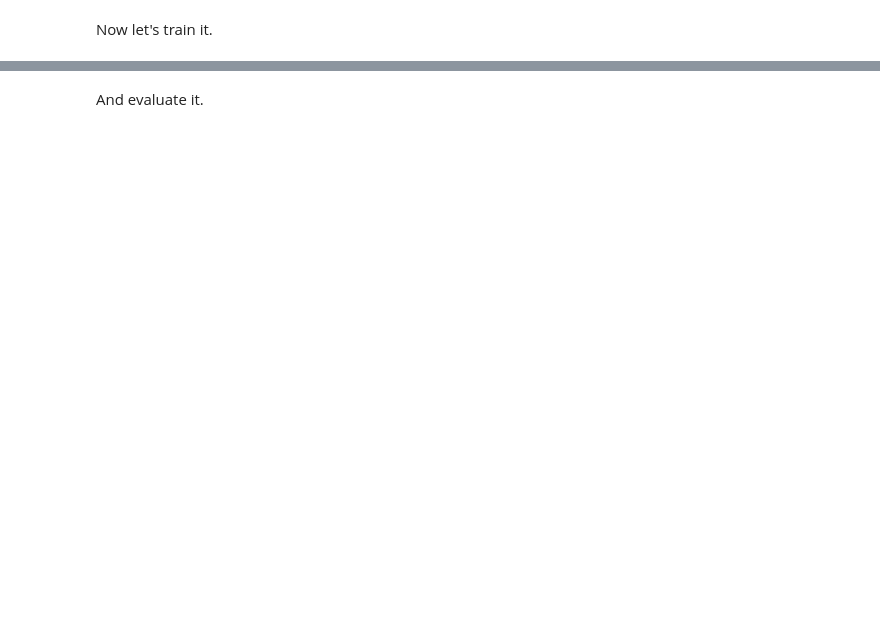
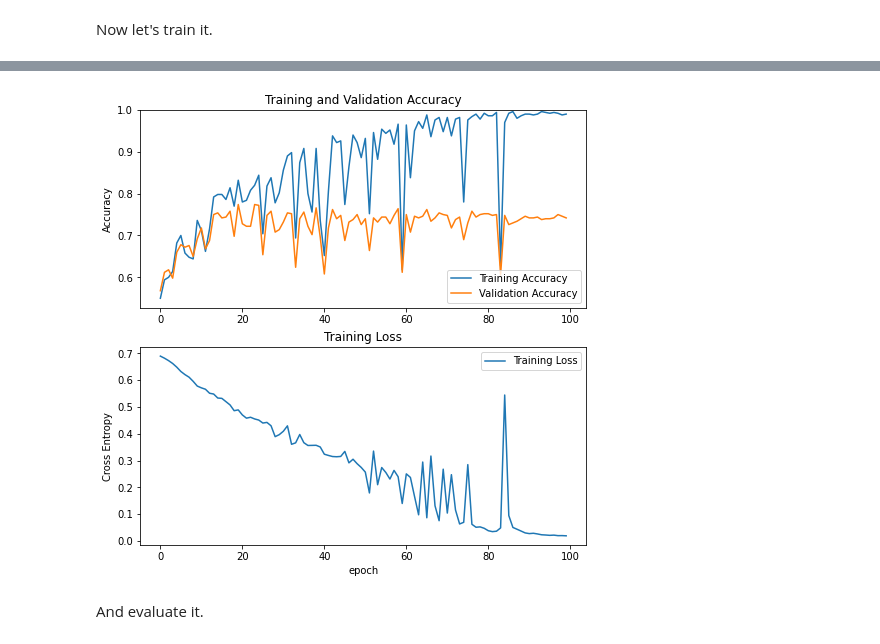
Before and after one commit to juletx/deep-learning-nlp, a Jupyter notebook: labs/2. MLP and Dropout.ipynb, the cells around one changed output, grey strips where cells are left out. Drawn from its saved outputs; the diff is of its cells as text; code cells hidden in the pictures; blank space fills up the shorter version.

```diff
--- a/labs/2. MLP and Dropout.ipynb
+++ b/labs/2. MLP and Dropout.ipynb
@@ -30,7 +36,7 @@ def load_sst_data(path,
     random.shuffle(data)
     return data
 
-sst_home = 'drive/My Drive/Colab Notebooks/dl4nlp_labs/data/trees/'
+sst_home = '../data/trees/'
 training_set = load_sst_data(sst_home + 'train.txt')
 dev_set = load_sst_data(sst_home + 'dev.txt')
 test_set = load_sst_data(sst_home + 'test.txt')
@@ -207,0 +235,18 @@ class logistic_regression_classifier:
+# %%
+import matplotlib.pyplot as plt
+def plot_learning_curves(cost, dev_acc, train_acc):
+    plt.figure(figsize=(8, 8))
+    plt.subplot(2, 1, 1)
+    plt.plot(train_acc, label='Training Accuracy')
+    plt.plot(dev_acc, label='Validation Accuracy')
+    plt.legend(loc='lower right')
+    plt.ylabel('Accuracy')
+    plt.ylim([min(plt.ylim()),1])
+    plt.title('Training and Validation Accuracy')
+    plt.subplot(2, 1, 2)
+    plt.plot(cost, label='Training Loss')
+    plt.legend(loc='upper right')
+    plt.ylabel('Cross Entropy')
+    plt.title('Training Loss')
+    plt.xlabel('epoch')
+    plt.show()
@@ -208,5 +255,5 @@ class logistic_regression_classifier:
 # %% [markdown]
 Now let's train it.
 # %%
-classifier = logistic_regression_classifier(dim)
-classifier.train(training_set, dev_set)
+classifier = mlp_classifier(dim, dr=0.0)
+cost, dev_acc, train_acc = classifier.train(training_set, dev_set)
@@ -213,3 +278,7 @@ classifier.train(training_set, dev_set)
+# %%
+plot_learning_curves(cost, dev_acc, train_acc)
+# %% [output]
+[figure, added]
 # %% [markdown]
 And evaluate it.
 # %%
```
Also changed, not shown: parts of 22 cells of this notebook, 1 other file.
